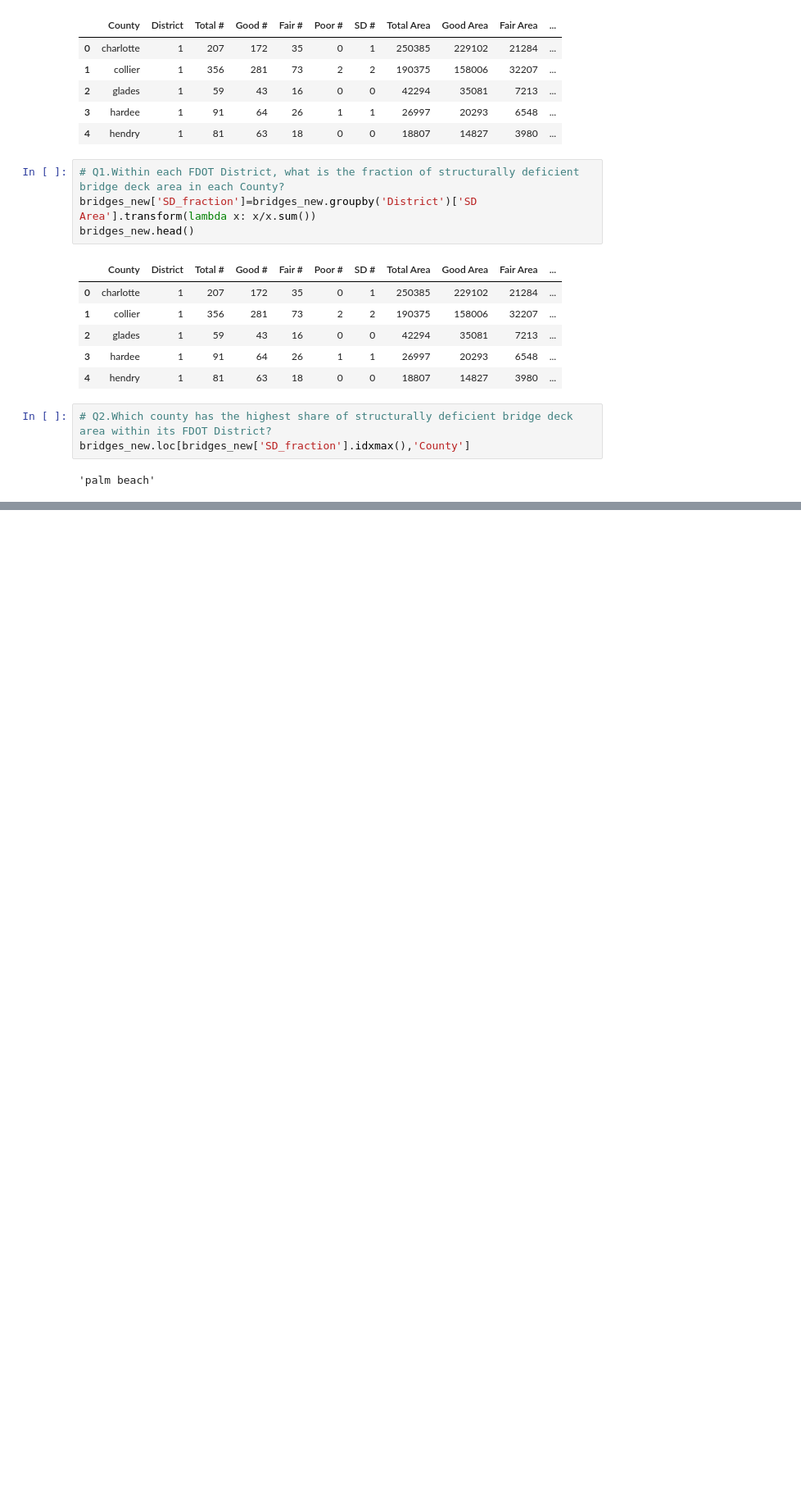
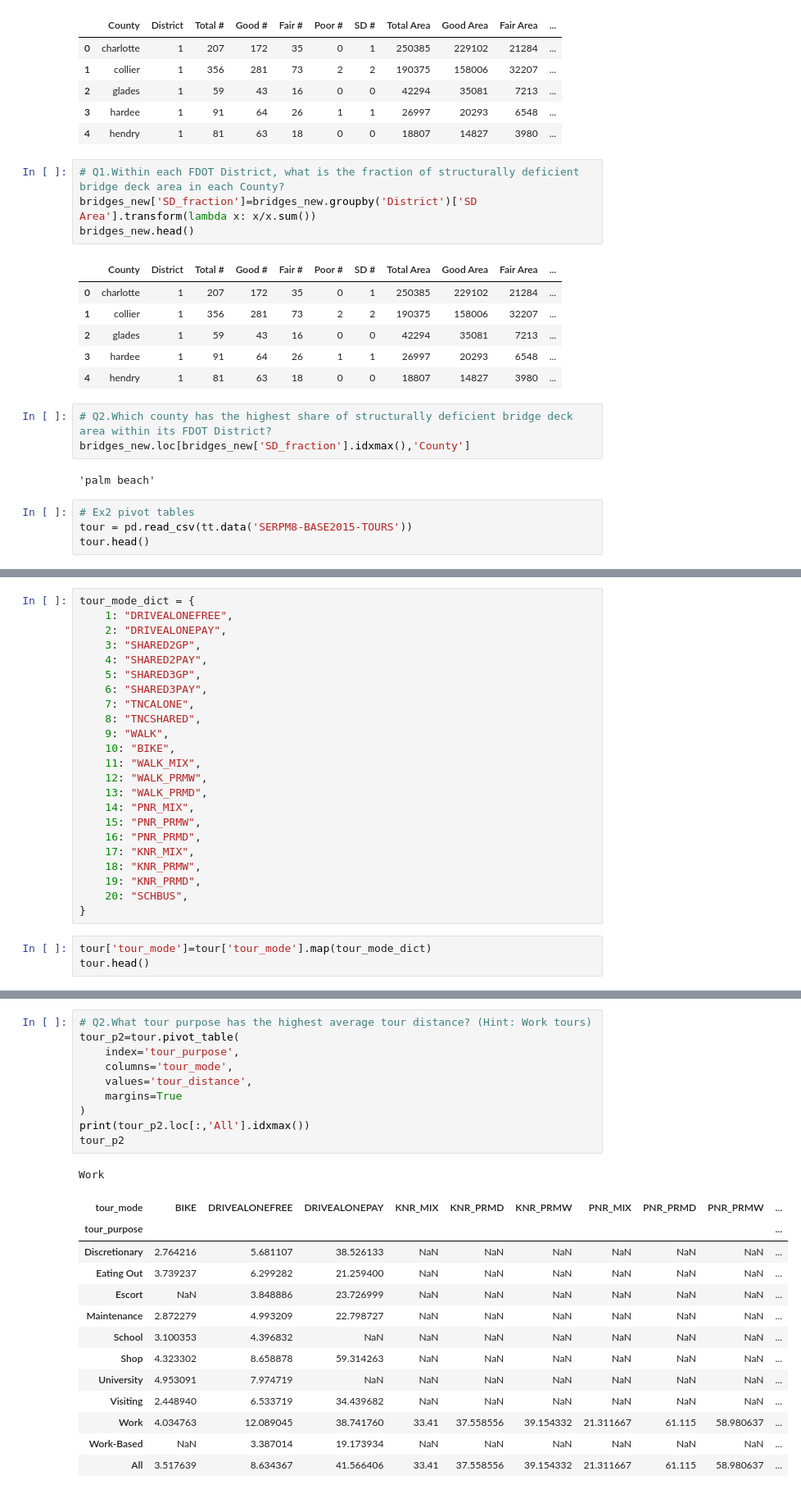
Before and after one commit to YenChuWu/transportation_exercise, a Jupyter notebook: FDOT.ipynb, the cells around one changed output, grey strips where cells are left out. Shown: that part at 82% size. Drawn from its saved outputs; the diff is of its cells as text; blank space fills up the shorter version.

Commit message:
ex2 pivot tables

```diff
--- a/FDOT.ipynb
+++ b/FDOT.ipynb
@@ -75,3 +75,7 @@ bridges_new.head()
 bridges_new.loc[bridges_new['SD_fraction'].idxmax(),'County']
 # %% [output]
 'palm beach'
+# %%
+# Ex2 pivot tables
+tour = pd.read_csv(tt.data('SERPM8-BASE2015-TOURS'))
+tour.head()
@@ -77,0 +90,26 @@ bridges_new.loc[bridges_new['SD_fraction'].idxmax(),'County']
+# %%
+tour_mode_dict = {
+    1: "DRIVEALONEFREE",
+    2: "DRIVEALONEPAY",
+    3: "SHARED2GP",
+    4: "SHARED2PAY",
+    5: "SHARED3GP",
+    6: "SHARED3PAY",
+    7: "TNCALONE",
+    8: "TNCSHARED",
+    9: "WALK",
+    10: "BIKE",
+    11: "WALK_MIX",
+    12: "WALK_PRMW",
+    13: "WALK_PRMD",
+    14: "PNR_MIX",
+    15: "PNR_PRMW",
+    16: "PNR_PRMD",
+    17: "KNR_MIX",
+    18: "KNR_PRMW",
+    19: "KNR_PRMD",
+    20: "SCHBUS",
+}
+# %%
+tour['tour_mode']=tour['tour_mode'].map(tour_mode_dict)
+tour.head()
@@ -77,0 +147,25 @@ bridges_new.loc[bridges_new['SD_fraction'].idxmax(),'County']
+# %%
+# Q2.What tour purpose has the highest average tour distance? (Hint: Work tours)
+tour_p2=tour.pivot_table(
+    index='tour_purpose',
+    columns='tour_mode',
+    values='tour_distance',
+    margins=True
+)
+print(tour_p2.loc[:,'All'].idxmax())
+tour_p2
+# %% [output]
+Work
+| tour_mode | BIKE | DRIVEALONEFREE | DRIVEALONEPAY | KNR_MIX | KNR_PRMD | KNR_PRMW | PNR_MIX | PNR_PRMD | PNR_PRMW | ... |
+| tour_purpose |  |  |  |  |  |  |  |  |  | ... |
+| Discretionary | 2.764216 | 5.681107 | 38.526133 | NaN | NaN | NaN | NaN | NaN | NaN | ... |
+| Eating Out | 3.739237 | 6.299282 | 21.259400 | NaN | NaN | NaN | NaN | NaN | NaN | ... |
+| Escort | NaN | 3.848886 | 23.726999 | NaN | NaN | NaN | NaN | NaN | NaN | ... |
+| Maintenance | 2.872279 | 4.993209 | 22.798727 | NaN | NaN | NaN | NaN | NaN | NaN | ... |
+| School | 3.100353 | 4.396832 | NaN | NaN | NaN | NaN | NaN | NaN | NaN | ... |
+| Shop | 4.323302 | 8.658878 | 59.314263 | NaN | NaN | NaN | NaN | NaN | NaN | ... |
+| University | 4.953091 | 7.974719 | NaN | NaN | NaN | NaN | NaN | NaN | NaN | ... |
+| Visiting | 2.448940 | 6.533719 | 34.439682 | NaN | NaN | NaN | NaN | NaN | NaN | ... |
+| Work | 4.034763 | 12.089045 | 38.741760 | 33.41 | 37.558556 | 39.154332 | 21.311667 | 61.115 | 58.980637 | ... |
+| Work-Based | NaN | 3.387014 | 19.173934 | NaN | NaN | NaN | NaN | NaN | NaN | ... |
+| All | 3.517639 | 8.634367 | 41.566406 | 33.41 | 37.558556 | 39.154332 | 21.311667 | 61.115 | 58.980637 | ... |
```
Also changed, not shown: parts of 6 cells of this notebook.
